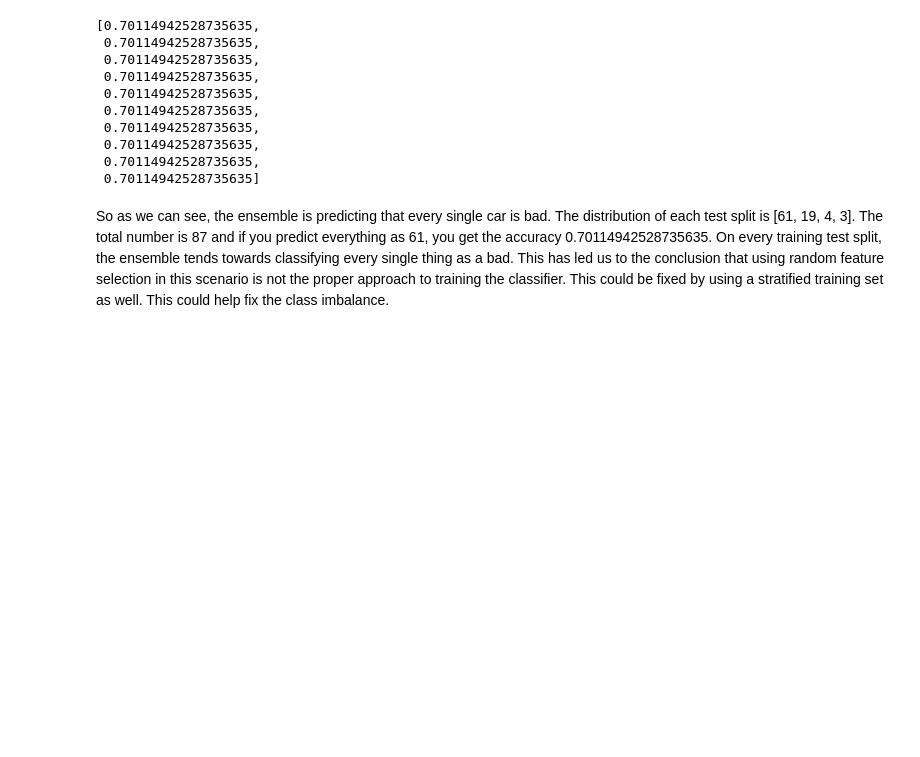
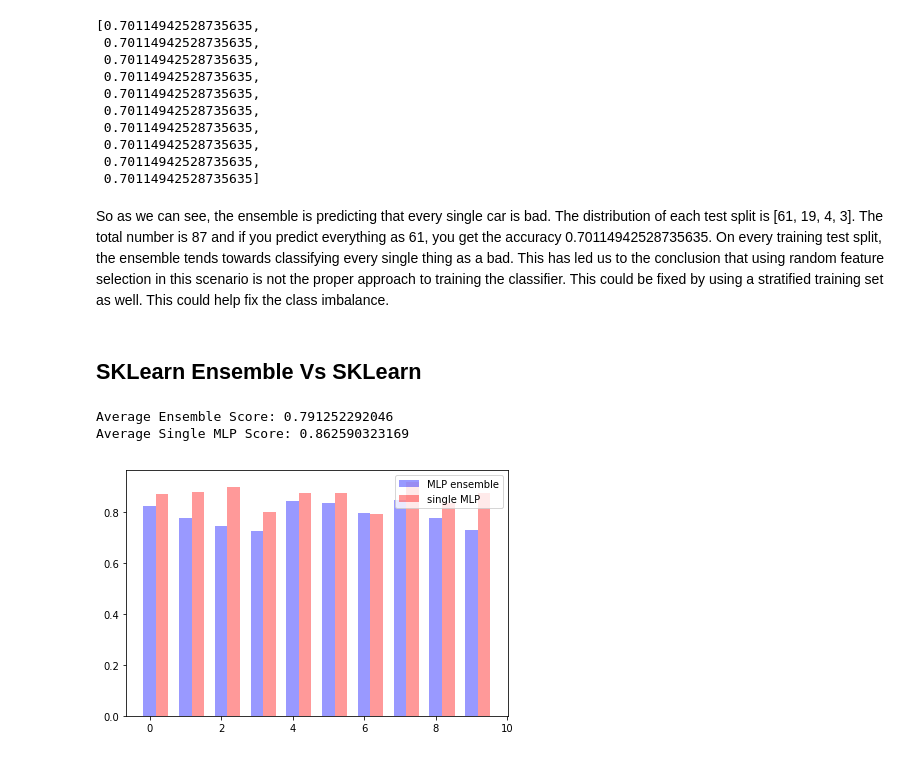
Before and after one commit to LukeWood/LightningMcQueenClassification, a Jupyter notebook: Lab6-Main.ipynb, the cells around one changed output. Cells and saved outputs as stored; diff of their text form; code cells hidden in the pictures; blank space fills up the shorter version.

```diff
--- a/Lab6-Main.ipynb
+++ b/Lab6-Main.ipynb
@@ -481,3 +498,40 @@ ensemble_scores
  0.70114942528735635]
 # %% [markdown]
 So as we can see, the ensemble is predicting that every single car is bad.  The distribution of each test split is [61, 19, 4, 3].  The total number is 87 and if you predict everything as 61, you get the accuracy 0.70114942528735635.  On every training test split, the ensemble tends towards classifying every single thing as a bad.  This has led us to the conclusion that using random feature selection in this scenario is not the proper approach to training the classifier.  This could be fixed by using a stratified training set as well.  This could help fix the class imbalance.
+# %% [markdown]
+## SKLearn Ensemble Vs SKLearn
+# %%
+from sklearn.ensemble import AdaBoostClassifier
+
+ensemble = AdaBoostClassifier(base_estimator=LogisticRegression())
+mlp=LogisticRegression()
+
+cv = StratifiedShuffleSplit(n_splits=10, test_size=0.05)
+my_scorer = make_scorer(_score, weight_matrix=weights)
+_score = score_wrapper(weighted_recall_score)
+my_scorer = make_scorer(_score, weight_matrix=weights)
+
+ensemble_scores = []
+mlp_scores = []
+
+for train_index, test_index in cv.split(X, y):
+    X_train, X_test = X[train_index], X[test_index]
+    y_train, y_test = y[train_index], y[test_index]
+
+    ensemble.fit(X_train, y_train)
+    y_hat = ensemble.predict(X_test)
+    ensemble_scores.append(weighted_recall_score(y_test, y_hat, weight_matrix=weights))
+
+    mlp.fit(X_train, y_train)
+    y_hat = mlp.predict(X_test)
+    mlp_scores.append(weighted_recall_score(y_test, y_hat, weight_matrix=weights))
+
+print("Average Ensemble Score:",np.average(ensemble_scores))
+print("Average Single MLP Score:",np.average(mlp_scores))
+# %% [output]
+Average Ensemble Score: 0.791252292046
+Average Single MLP Score: 0.862590323169
+# %%
+plot_side_by_side(ensemble_scores, mlp_scores, 'MLP ensemble', 'single MLP')
+# %% [output]
+[figure, added]
```
Also changed, not shown: parts of 8 cells of this notebook.
